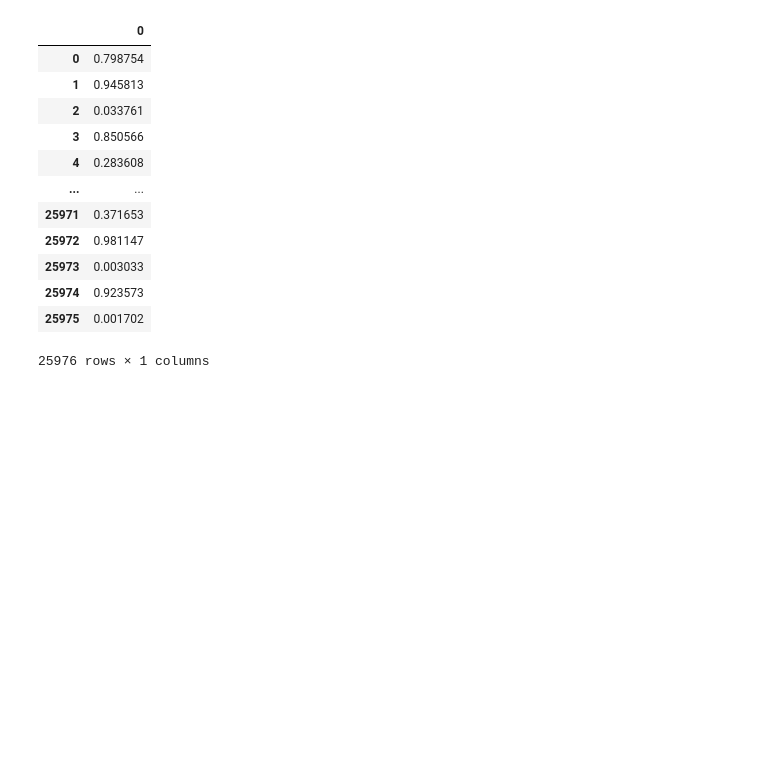
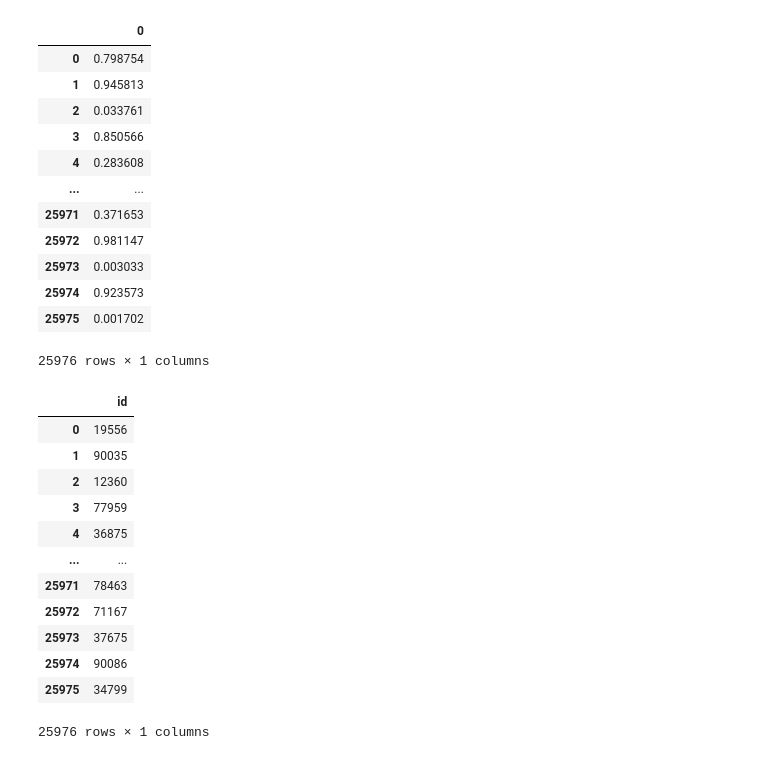
Before and after one commit to Tindoiimu/Python_data_analysis, a Jupyter notebook: 航空公司乘客满意度数据集.ipynb, the cells around one changed output. Saved outputs shown, nothing was run; the diff lists cells and outputs as text; code cells hidden in the pictures; blank space fills up the shorter version.

```diff
--- a/航空公司乘客满意度数据集.ipynb
+++ b/航空公司乘客满意度数据集.ipynb
@@ -1070,3 +1073,21 @@ predicted_value_df
 | 25974 | 0.923573 |
 | 25975 | 0.001702 |
 25976 rows × 1 columns
+# %%
+airline_survey_test_id = airline_survey_test['id']
+airline_survey_test_id_df = pd.DataFrame(airline_survey_test_id)
+airline_survey_test_id_df
+# %% [output]
+|  | id |
+| 0 | 19556 |
+| 1 | 90035 |
+| 2 | 12360 |
+| 3 | 77959 |
+| 4 | 36875 |
+| ... | ... |
+| 25971 | 78463 |
+| 25972 | 71167 |
+| 25973 | 37675 |
+| 25974 | 90086 |
+| 25975 | 34799 |
+25976 rows × 1 columns
```
Also changed, not shown: parts of 10 cells of this notebook.
